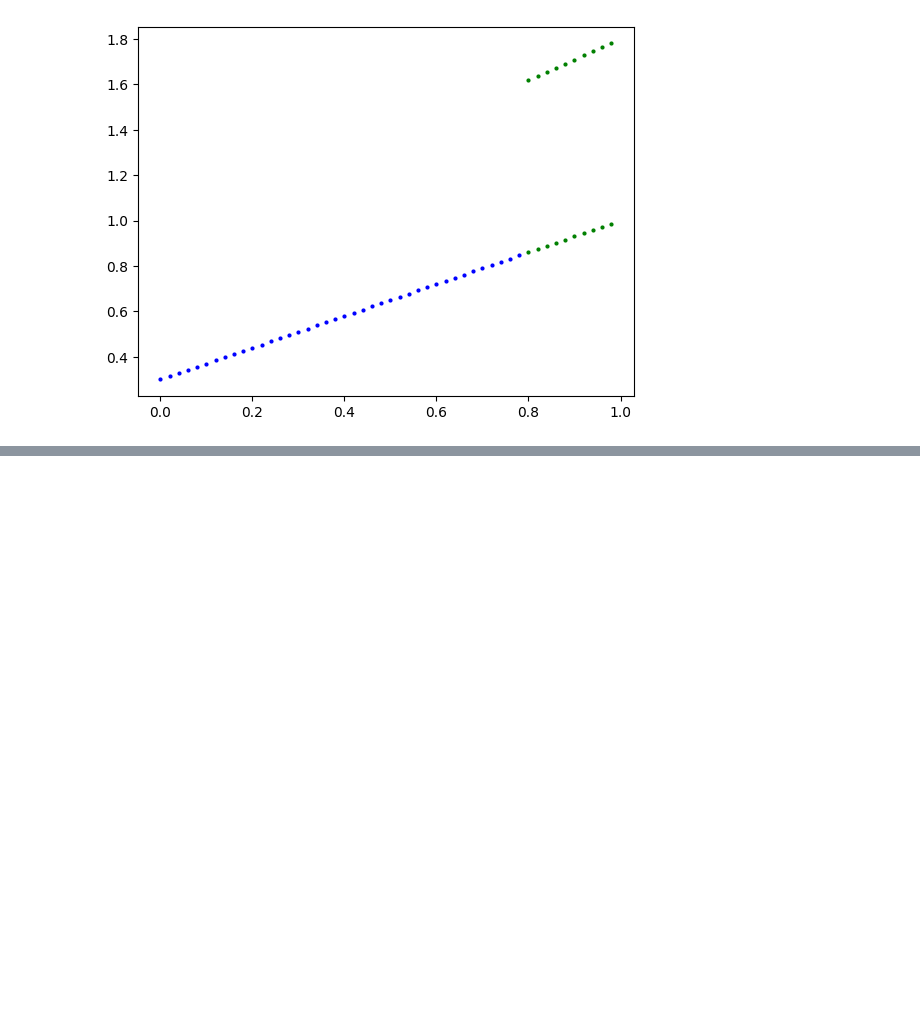
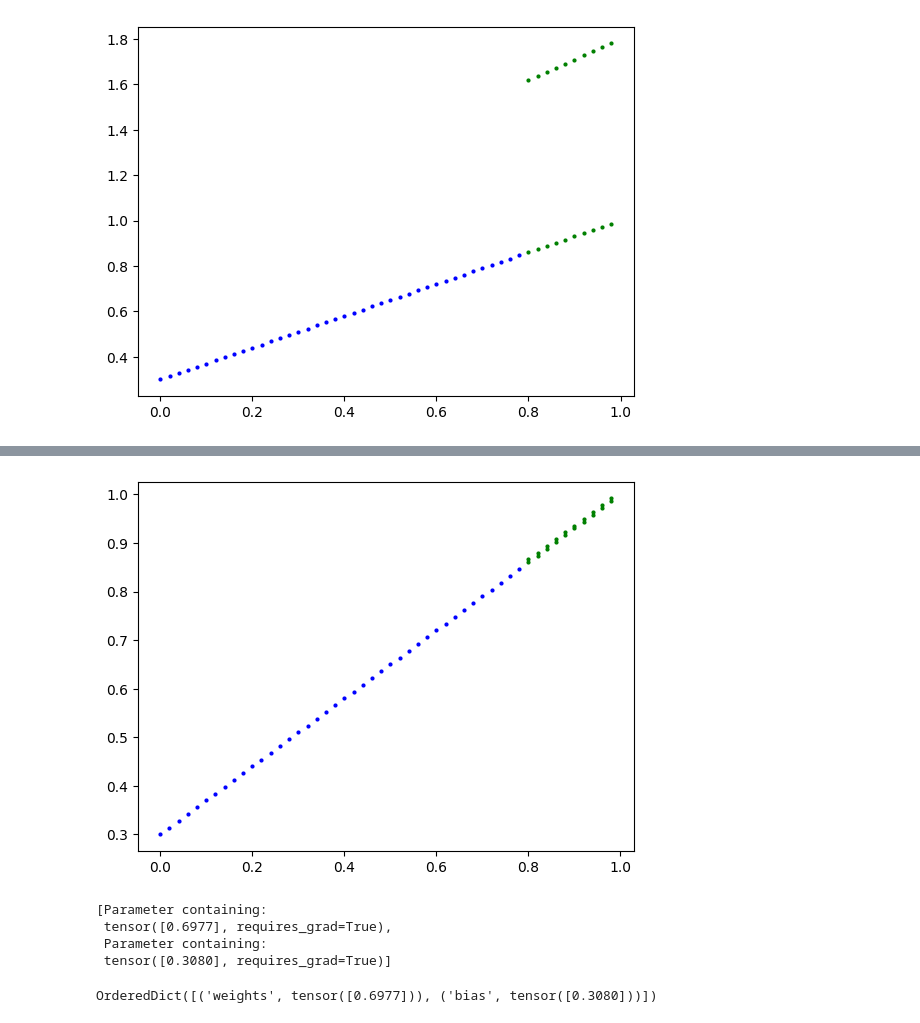
Before and after one commit to sivatarun24/Learn-PyTorch, a Jupyter notebook: pytorch_workflow.ipynb, the cells around one changed output, grey strips where cells are left out. Drawn from its saved outputs; the diff is of its cells as text; code cells hidden in the pictures; blank space fills up the shorter version.

```diff
--- a/pytorch_workflow.ipynb
+++ b/pytorch_workflow.ipynb
@@ -103,0 +198,17 @@ plot_predictions(predictions=y_preds)
+# %%
+with torch.inference_mode():
+    y_preds = model(X_test)
+plot_predictions(predictions=y_preds)
+# %% [output]
+[figure, added]
+# %%
+list(model.parameters())
+# %% [output]
+[Parameter containing:
+ tensor([0.6977], requires_grad=True),
+ Parameter containing:
+ tensor([0.3080], requires_grad=True)]
+# %%
+model.state_dict()
+# %% [output]
+OrderedDict([('weights', tensor([0.6977])), ('bias', tensor([0.3080]))])
```
Also changed, not shown: parts of 5 cells of this notebook.
